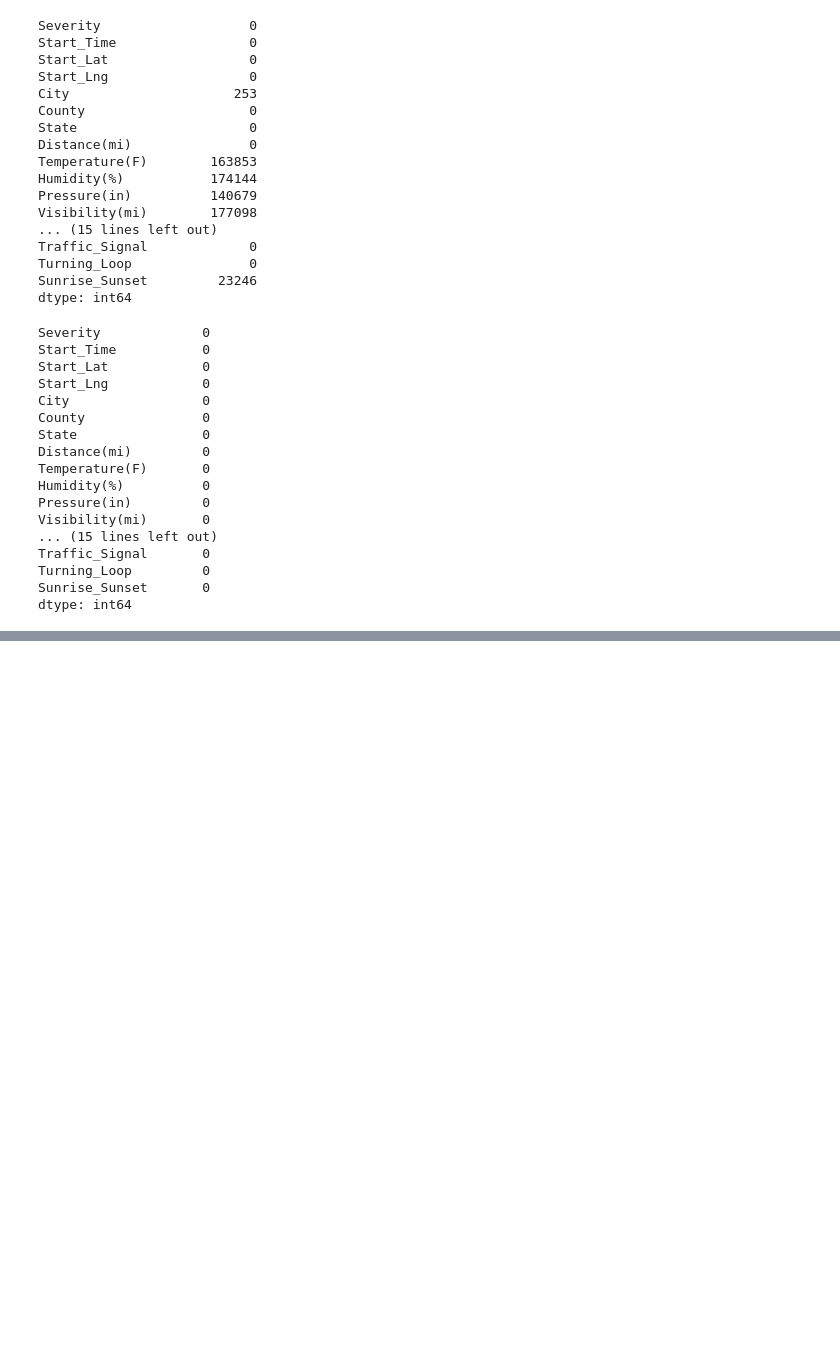
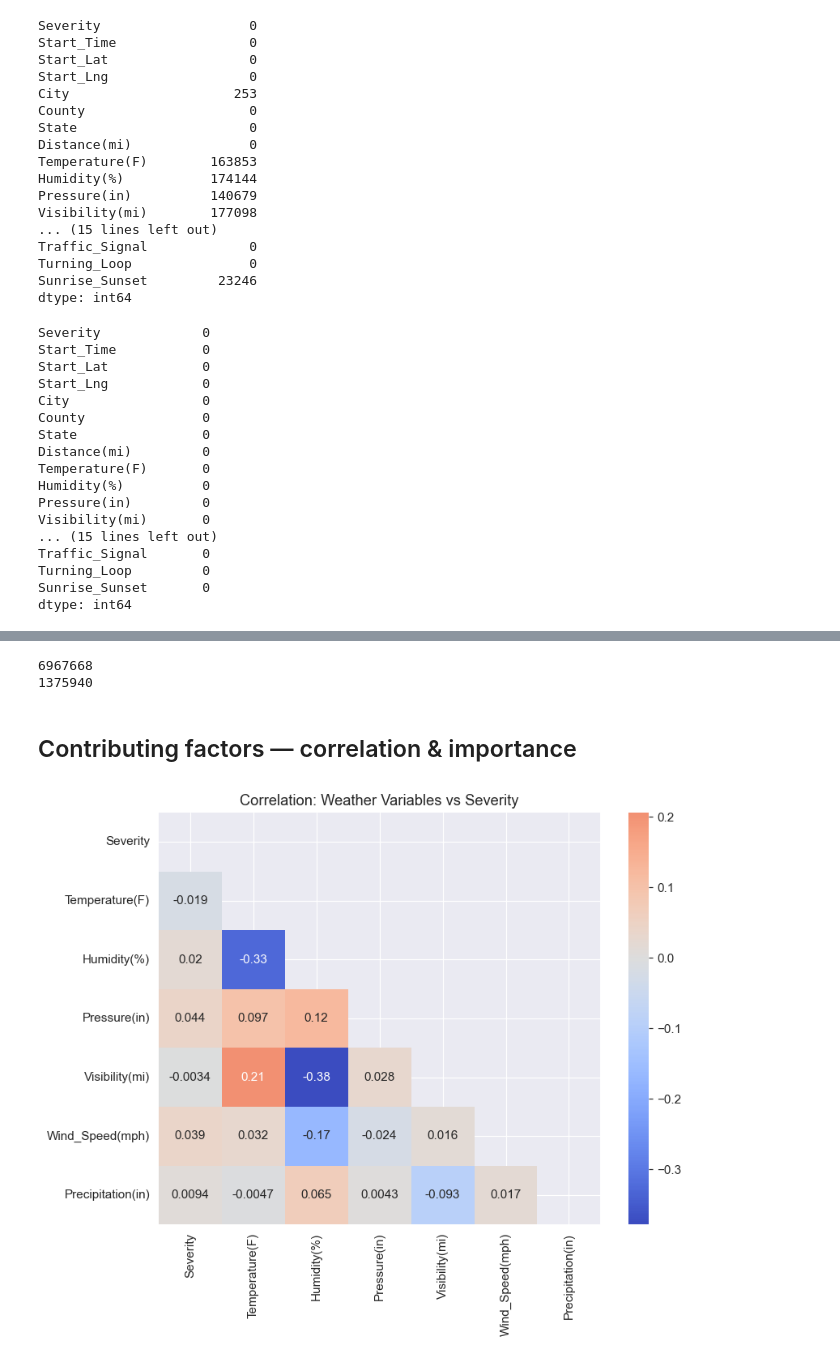
Before and after one commit to rajchachad17/PRODIGY_DS_05, a Jupyter notebook: Task_05.ipynb, the cells around one changed output, grey strips where cells are left out. Saved outputs shown, nothing was run; the diff lists cells and outputs as text; code cells hidden in the pictures; blank space fills up the shorter version.

```diff
--- a/Task_05.ipynb
+++ b/Task_05.ipynb
@@ -132,0 +281,21 @@ dtype: int64
+# %%
+print(df.shape[0])  # total rows
+print(top_cities.sum())  # sum of top 15 cities
+# %% [output]
+6967668
+1375940
+# %% [markdown]
+## Contributing factors — correlation & importance
+# %%
+# Correlation heatmap
+corr_cols = ['Severity','Temperature(F)','Humidity(%)','Pressure(in)',
+             'Visibility(mi)','Wind_Speed(mph)','Precipitation(in)']
+plt.figure(figsize=(8,6))
+mask = np.triu(np.ones_like(df[corr_cols].corr(), dtype=bool))
+sns.heatmap(df[corr_cols].corr(), mask=mask, annot=True, cmap='coolwarm', center=0)
+
+plt.title('Correlation: Weather Variables vs Severity')
+plt.savefig('correlation.png', dpi=150)
+plt.show()
+# %% [output]
+[figure, added]
```
Also changed, not shown: parts of 12 cells of this notebook, 1 other file.
